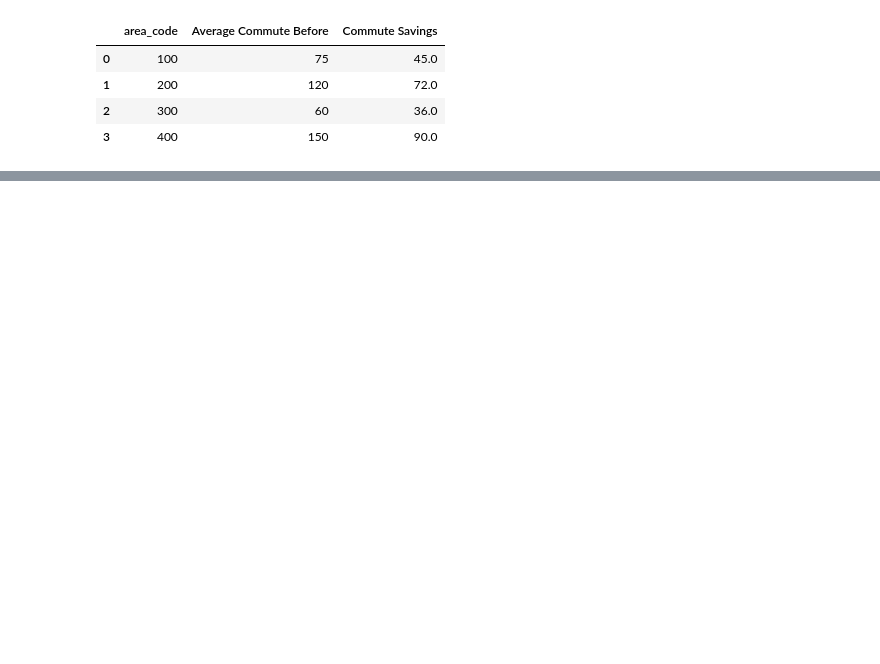
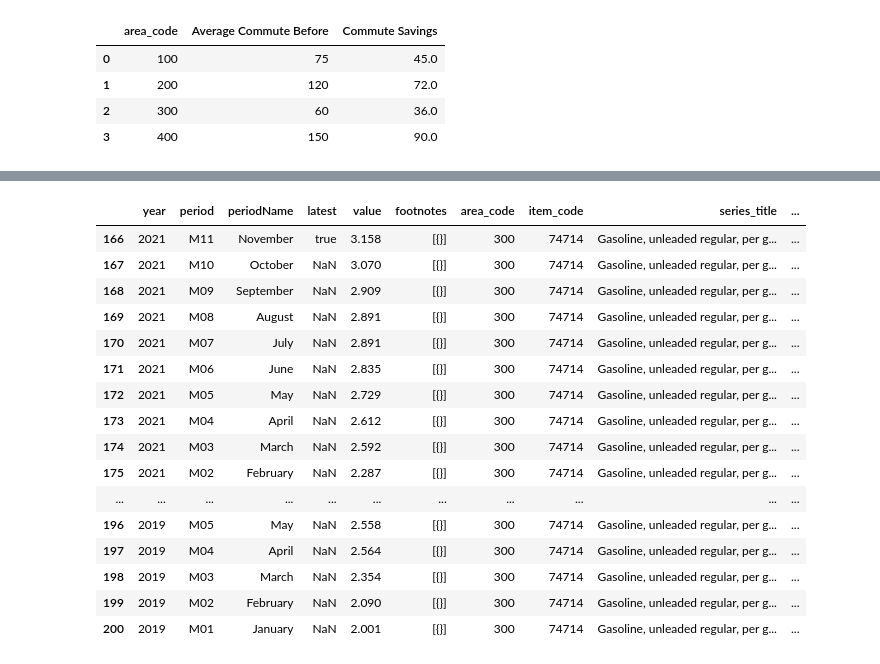
Before and after one commit to thayercasey/project_1, a Jupyter notebook: gas_price_inflation.ipynb, the cells around one changed output, grey strips where cells are left out. Cells and saved outputs as stored; diff of their text form; code cells hidden in the pictures; blank space fills up the shorter version.

```diff
--- a/gas_price_inflation.ipynb
+++ b/gas_price_inflation.ipynb
@@ -138,0 +234,22 @@ KeyError: 'area_code'
+# %%
+#Filtering for south region
+south=final_df[final_df['area_code']==300]
+south
+# %% [output]
+|  | year | period | periodName | latest | value | footnotes | area_code | item_code | series_title | ... |
+| 166 | 2021 | M11 | November | true | 3.158 | [{}] | 300 | 74714 | Gasoline, unleaded regular, per g... | ... |
+| 167 | 2021 | M10 | October | NaN | 3.070 | [{}] | 300 | 74714 | Gasoline, unleaded regular, per g... | ... |
+| 168 | 2021 | M09 | September | NaN | 2.909 | [{}] | 300 | 74714 | Gasoline, unleaded regular, per g... | ... |
+| 169 | 2021 | M08 | August | NaN | 2.891 | [{}] | 300 | 74714 | Gasoline, unleaded regular, per g... | ... |
+| 170 | 2021 | M07 | July | NaN | 2.891 | [{}] | 300 | 74714 | Gasoline, unleaded regular, per g... | ... |
+| 171 | 2021 | M06 | June | NaN | 2.835 | [{}] | 300 | 74714 | Gasoline, unleaded regular, per g... | ... |
+| 172 | 2021 | M05 | May | NaN | 2.729 | [{}] | 300 | 74714 | Gasoline, unleaded regular, per g... | ... |
+| 173 | 2021 | M04 | April | NaN | 2.612 | [{}] | 300 | 74714 | Gasoline, unleaded regular, per g... | ... |
+| 174 | 2021 | M03 | March | NaN | 2.592 | [{}] | 300 | 74714 | Gasoline, unleaded regular, per g... | ... |
+| 175 | 2021 | M02 | February | NaN | 2.287 | [{}] | 300 | 74714 | Gasoline, unleaded regular, per g... | ... |
+| ... | ... | ... | ... | ... | ... | ... | ... | ... | ... | ... |
+| 196 | 2019 | M05 | May | NaN | 2.558 | [{}] | 300 | 74714 | Gasoline, unleaded regular, per g... | ... |
+| 197 | 2019 | M04 | April | NaN | 2.564 | [{}] | 300 | 74714 | Gasoline, unleaded regular, per g... | ... |
+| 198 | 2019 | M03 | March | NaN | 2.354 | [{}] | 300 | 74714 | Gasoline, unleaded regular, per g... | ... |
+| 199 | 2019 | M02 | February | NaN | 2.090 | [{}] | 300 | 74714 | Gasoline, unleaded regular, per g... | ... |
+| 200 | 2019 | M01 | January | NaN | 2.001 | [{}] | 300 | 74714 | Gasoline, unleaded regular, per g... | ... |
```
Also changed, not shown: parts of 10 cells of this notebook.
